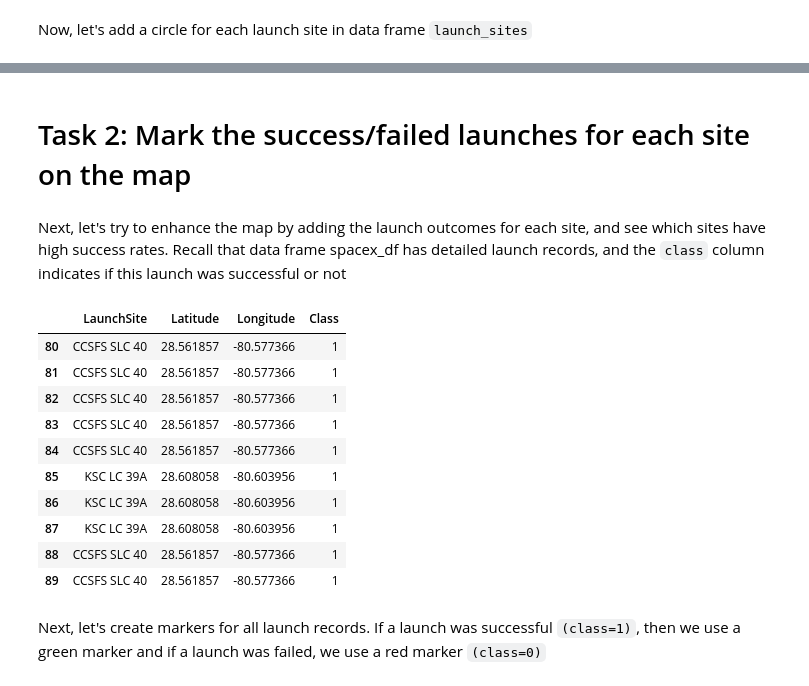
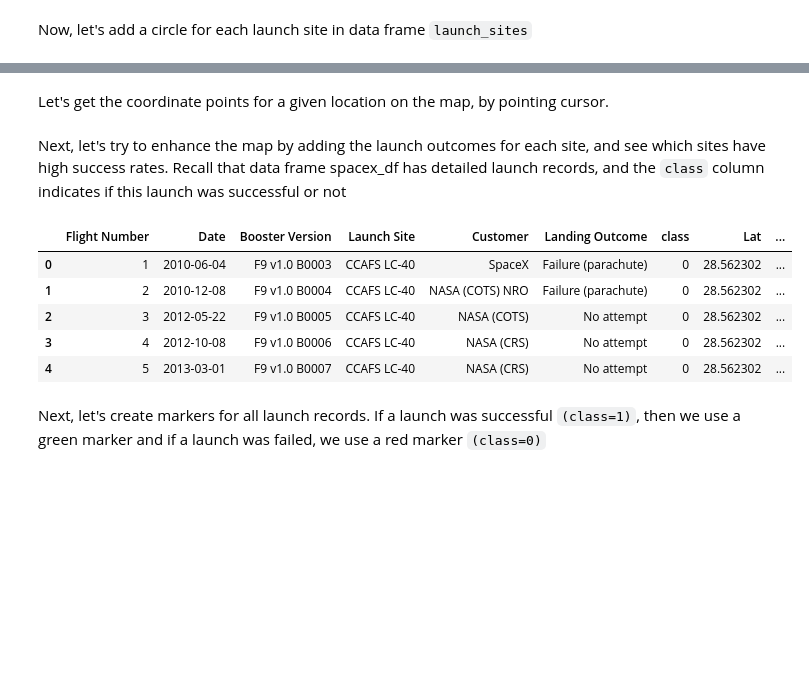
Before and after one commit to PixelJunkie33/spaceX, a Jupyter notebook: lab_jupyter_launch_site_location.ipynb, the cells around one changed output, grey strips where cells are left out. Drawn from its saved outputs; the diff is of its cells as text; code cells hidden in the pictures; blank space fills up the shorter version.

```diff
--- a/lab_jupyter_launch_site_location.ipynb
+++ b/lab_jupyter_launch_site_location.ipynb
@@ -186,2 +136,2 @@ Also please try to explain your findings.
-# %% [markdown]
-# Task 2: Mark the success/failed launches for each site on the map
+# %% [markdown]
+Let's get the coordinate points for a given location on the map, by pointing cursor.
@@ -188,20 +153,17 @@ Also please try to explain your findings.
 # %% [markdown]
 Next, let's try to enhance the map by adding the launch outcomes for each site, and see which sites have high success rates.
 Recall that data frame spacex_df has detailed launch records, and the `class` column indicates if this launch was successful or not
-# %%
-spacex_geo.tail(10)
-# %% [output]
-|  | LaunchSite | Latitude | Longitude | Class |
-| 80 | CCSFS SLC 40 | 28.561857 | -80.577366 | 1 |
-| 81 | CCSFS SLC 40 | 28.561857 | -80.577366 | 1 |
-| 82 | CCSFS SLC 40 | 28.561857 | -80.577366 | 1 |
-| 83 | CCSFS SLC 40 | 28.561857 | -80.577366 | 1 |
-| 84 | CCSFS SLC 40 | 28.561857 | -80.577366 | 1 |
-| 85 | KSC LC 39A | 28.608058 | -80.603956 | 1 |
-| 86 | KSC LC 39A | 28.608058 | -80.603956 | 1 |
-| 87 | KSC LC 39A | 28.608058 | -80.603956 | 1 |
-| 88 | CCSFS SLC 40 | 28.561857 | -80.577366 | 1 |
-| 89 | CCSFS SLC 40 | 28.561857 | -80.577366 | 1 |
+# %%
+space_outcome_df.head()
+#space_outcome_df.drop(columns=['Time (UTC)','Orbit','Payload', 'Payload Mass (kg)'], inplace=True)
+space_outcome_df.head()
+# %% [output]
+|  | Flight Number | Date | Booster Version | Launch Site | Customer | Landing Outcome | class | Lat | ... |
+| 0 | 1 | 2010-06-04 | F9 v1.0 B0003 | CCAFS LC-40 | SpaceX | Failure (parachute) | 0 | 28.562302 | ... |
+| 1 | 2 | 2010-12-08 | F9 v1.0 B0004 | CCAFS LC-40 | NASA (COTS) NRO | Failure (parachute) | 0 | 28.562302 | ... |
+| 2 | 3 | 2012-05-22 | F9 v1.0 B0005 | CCAFS LC-40 | NASA (COTS) | No attempt | 0 | 28.562302 | ... |
+| 3 | 4 | 2012-10-08 | F9 v1.0 B0006 | CCAFS LC-40 | NASA (CRS) | No attempt | 0 | 28.562302 | ... |
+| 4 | 5 | 2013-03-01 | F9 v1.0 B0007 | CCAFS LC-40 | NASA (CRS) | No attempt | 0 | 28.562302 | ... |
 # %% [markdown]
 Next, let's create markers for all launch records.
 If a launch was successful `(class=1)`, then we use a green marker and if a launch was failed, we use a red marker `(class=0)`
```
Also changed, not shown: parts of 70 cells of this notebook, 11 other files.
